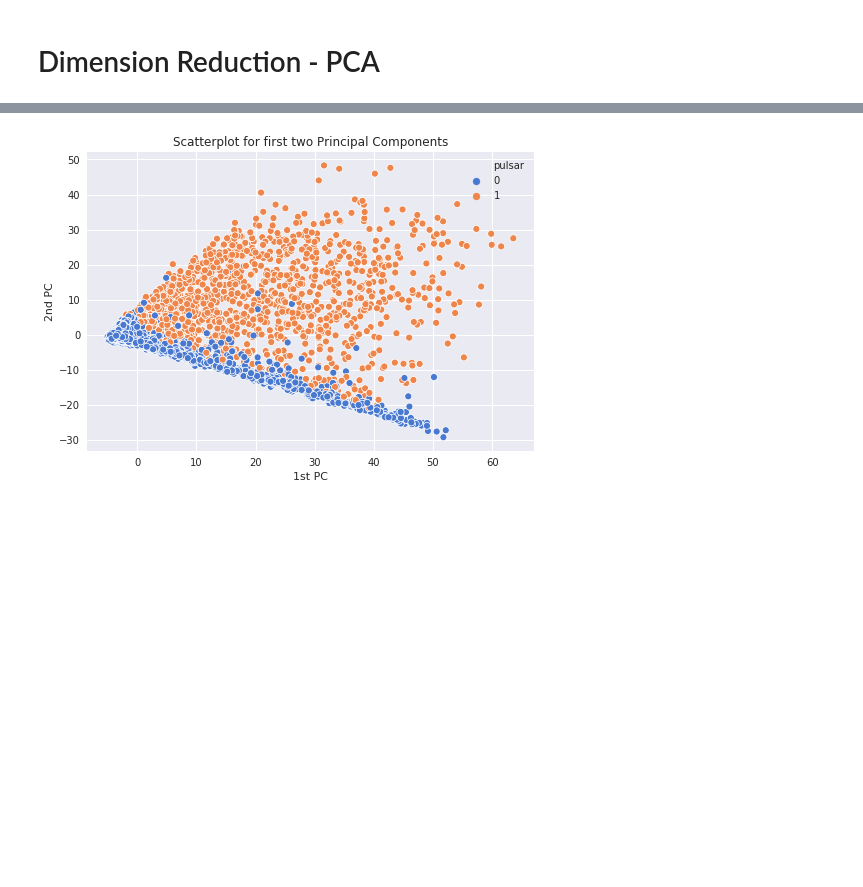
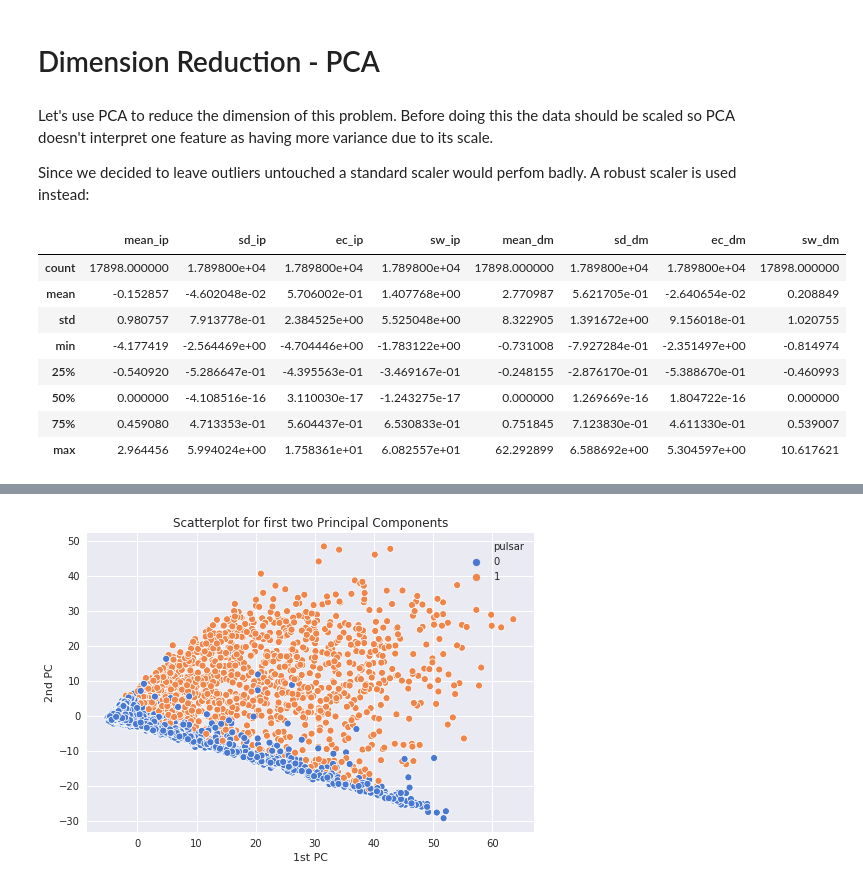
Before and after one commit to andres-zartab/pulsar_star, a Jupyter notebook: src/pulsar_notebook.ipynb, the cells around one changed output, grey strips where cells are left out. Drawn from its saved outputs; the diff is of its cells as text; code cells hidden in the pictures; blank space fills up the shorter version.

```diff
--- a/src/pulsar_notebook.ipynb
+++ b/src/pulsar_notebook.ipynb
@@ -286,17 +332,31 @@ We can see that in a general sense, the probability of an observation being a pu
 This relationship can be more complex than this but there is a correlation between being an outlier and belonging to a specific class. In this case outliers are not merely noise, but provide useful info for the classification procedure and **must not be removed**
 # %% [markdown]
 # Dimension Reduction - PCA
+# %% [markdown]
+Let's use PCA to reduce the dimension of this problem. Before doing this the data should be scaled so PCA doesn't interpret one feature as having more variance due to its scale.
+
+Since we decided to leave outliers untouched a standard scaler would perfom badly. A robust scaler is used instead:
 # %%
 from sklearn.preprocessing import RobustScaler
 
-float_data = data.astype(np.float64)
+float_data = data[preds].astype(np.float64)
 robust_trans = RobustScaler().fit(float_data)
-robust_data = pd.DataFrame(robust_trans.transform(data),
+robust_data = pd.DataFrame(robust_trans.transform(data[preds]),
                      columns= ['mean_ip', 'sd_ip', 'ec_ip',
                                'sw_ip', 'mean_dm', 'sd_dm',
-                               'ec_dm', 'sw_dm', 'pulsar'])
+                               'ec_dm', 'sw_dm'])
 
 robust_data.describe()
+# %% [output]
+|  | mean_ip | sd_ip | ec_ip | sw_ip | mean_dm | sd_dm | ec_dm | sw_dm |
+| count | 17898.000000 | 1.789800e+04 | 1.789800e+04 | 1.789800e+04 | 17898.000000 | 1.789800e+04 | 1.789800e+04 | 17898.000000 |
+| mean | -0.152857 | -4.602048e-02 | 5.706002e-01 | 1.407768e+00 | 2.770987 | 5.621705e-01 | -2.640654e-02 | 0.208849 |
+| std | 0.980757 | 7.913778e-01 | 2.384525e+00 | 5.525048e+00 | 8.322905 | 1.391672e+00 | 9.156018e-01 | 1.020755 |
+| min | -4.177419 | -2.564469e+00 | -4.704446e+00 | -1.783122e+00 | -0.731008 | -7.927284e-01 | -2.351497e+00 | -0.814974 |
+| 25% | -0.540920 | -5.286647e-01 | -4.395563e-01 | -3.469167e-01 | -0.248155 | -2.876170e-01 | -5.388670e-01 | -0.460993 |
+| 50% | 0.000000 | -4.108516e-16 | 3.110030e-17 | -1.243275e-17 | 0.000000 | 1.269669e-16 | 1.804722e-16 | 0.000000 |
+| 75% | 0.459080 | 4.713353e-01 | 5.604437e-01 | 6.530833e-01 | 0.751845 | 7.123830e-01 | 4.611330e-01 | 0.539007 |
+| max | 2.964456 | 5.994024e+00 | 1.758361e+01 | 6.082557e+01 | 62.292899 | 6.588692e+00 | 5.304597e+00 | 10.617621 |
 # %%
 from sklearn.decomposition import PCA
 
```
Also changed, not shown: parts of 50 cells of this notebook.
